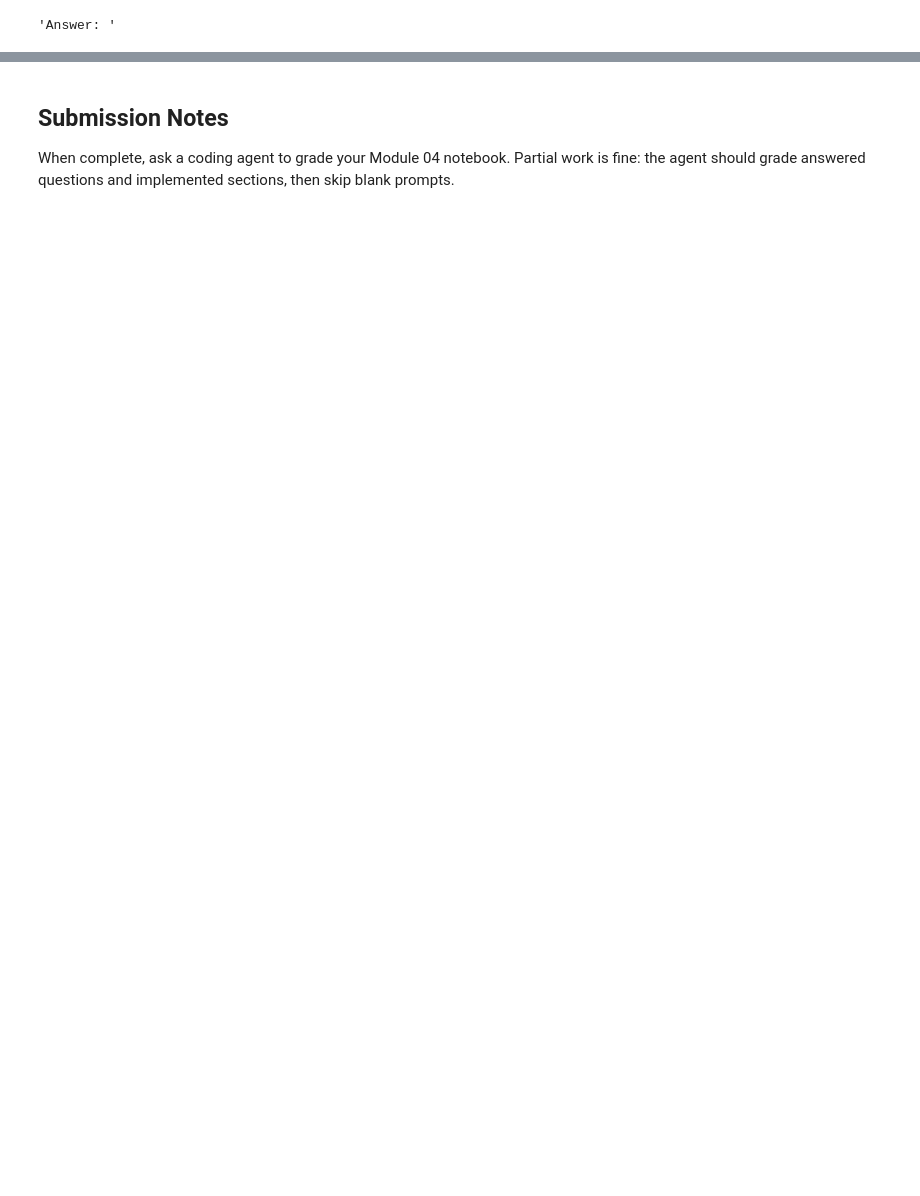
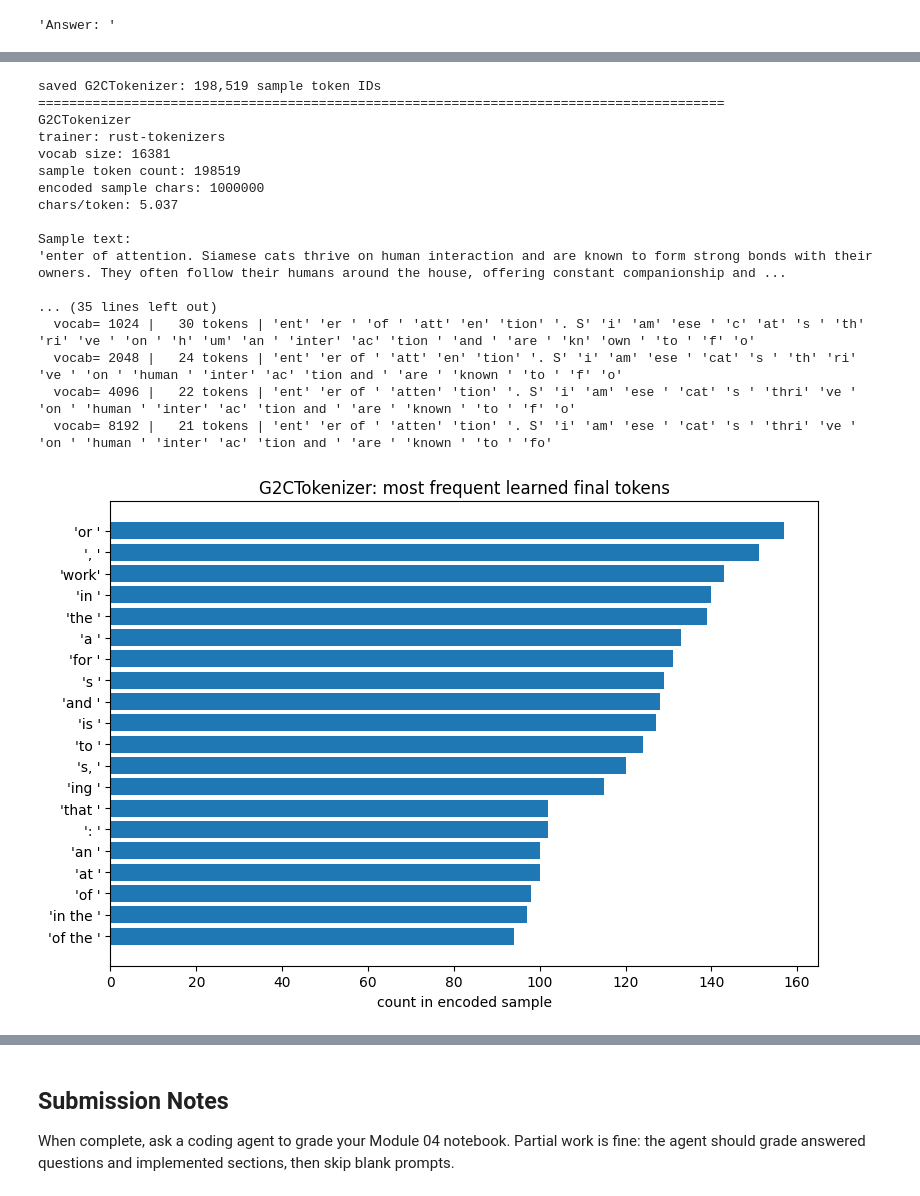
Before and after one commit to Mister-Meeseeks/g2c, a Jupyter notebook: notebooks/solutions/04-tokenizer.ipynb, the cells around one changed output, grey strips where cells are left out. Cells and saved outputs as stored; diff of their text form; code cells hidden in the pictures; blank space fills up the shorter version.

```diff
--- a/notebooks/solutions/04-tokenizer.ipynb
+++ b/notebooks/solutions/04-tokenizer.ipynb
@@ -474,0 +460,22 @@ G2CTokenizer: Compute merges `[#---------------------------]` `0/16,384` | elaps
+# %%
+g2c_config = TokenizerArtifactConfig(
+    name="G2CTokenizer",
+    source="g2c",
+    vocab_size=16384,
+    max_chars=100_000_000,
+    use_fast=True,
+    chunk_chars=8_192,
+    notes="Broad course-corpus tokenizer for TinyLLM-small experiments. ~1 hour training run.",
+)
+
+g2c_status = make_artifact_display(g2c_config.name)
+g2c_artifact = train_or_load_tokenizer_artifact(
+    g2c_config,
+    repo_root=repo_root,
+    force=True,
+    progress_callback=g2c_status,
+    status_callback=g2c_status,
+)
+if g2c_artifact is not None:
+    inspect_tokenizer_artifact(g2c_artifact)
+# %% [output]
@@ -474,0 +483,18 @@ G2CTokenizer: Compute merges `[#---------------------------]` `0/16,384` | elaps
+saved G2CTokenizer: 198,519 sample token IDs
+========================================================================================
+G2CTokenizer
+trainer: rust-tokenizers
+vocab size: 16381
+sample token count: 198519
+encoded sample chars: 1000000
+chars/token: 5.037
+
+Sample text:
+'enter of attention. Siamese cats thrive on human interaction and are known to form strong bonds with their owners. They often follow their humans around the house, offering constant companionship and ...
+
+... (35 lines left out)
+  vocab= 1024 |   30 tokens | 'ent' 'er ' 'of ' 'att' 'en' 'tion' '. S' 'i' 'am' 'ese ' 'c' 'at' 's ' 'th' 'ri' 've ' 'on ' 'h' 'um' 'an ' 'inter' 'ac' 'tion ' 'and ' 'are ' 'kn' 'own ' 'to ' 'f' 'o'
+  vocab= 2048 |   24 tokens | 'ent' 'er of ' 'att' 'en' 'tion' '. S' 'i' 'am' 'ese ' 'cat' 's ' 'th' 'ri' 've ' 'on ' 'human ' 'inter' 'ac' 'tion and ' 'are ' 'known ' 'to ' 'f' 'o'
+  vocab= 4096 |   22 tokens | 'ent' 'er of ' 'atten' 'tion' '. S' 'i' 'am' 'ese ' 'cat' 's ' 'thri' 've ' 'on ' 'human ' 'inter' 'ac' 'tion and ' 'are ' 'known ' 'to ' 'f' 'o'
+  vocab= 8192 |   21 tokens | 'ent' 'er of ' 'atten' 'tion' '. S' 'i' 'am' 'ese ' 'cat' 's ' 'thri' 've ' 'on ' 'human ' 'inter' 'ac' 'tion and ' 'are ' 'known ' 'to ' 'fo'
+[figure, added]
```
Also changed, not shown: parts of 28 cells of this notebook, 4 other files.
